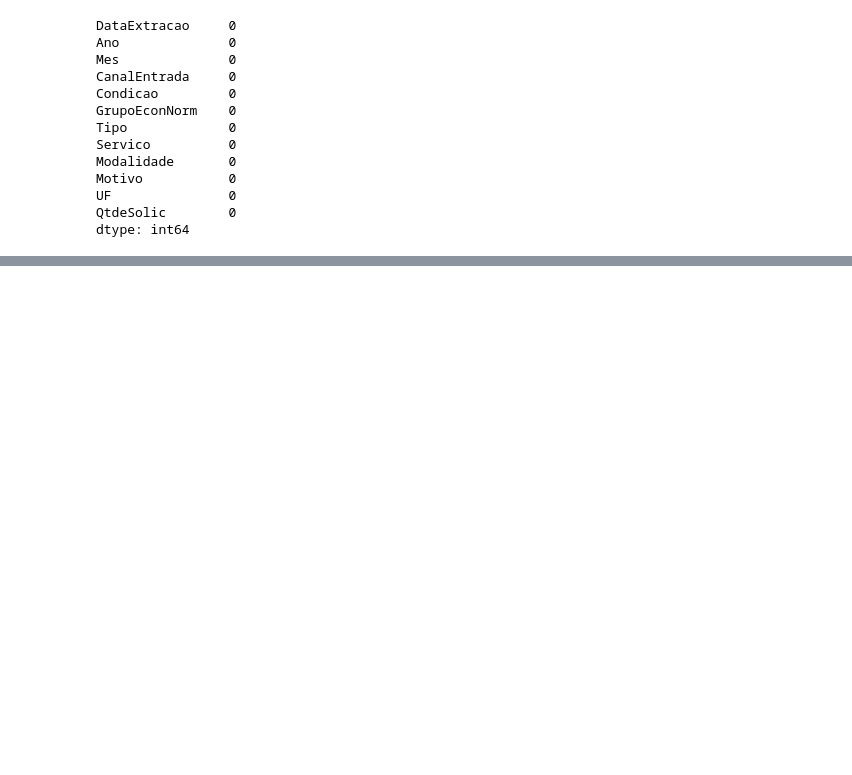
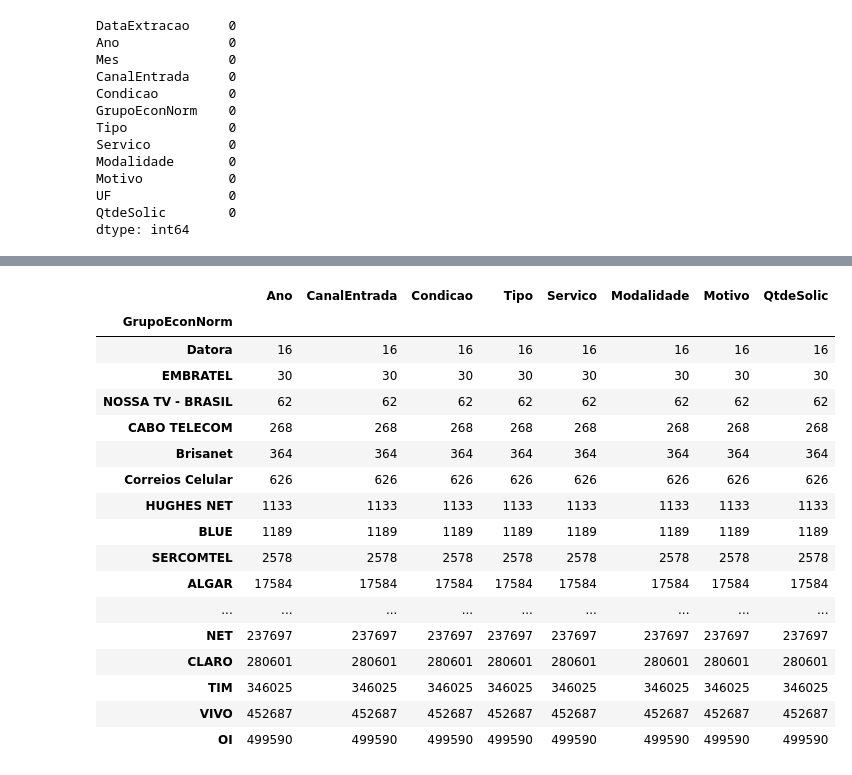
Before and after one commit to Rafaelcvo/dataset_anatel_pos, a Jupyter notebook: anatel.ipynb, the cells around one changed output, grey strips where cells are left out. Saved outputs shown, nothing was run; the diff lists cells and outputs as text; code cells hidden in the pictures; blank space fills up the shorter version.

```diff
--- a/anatel.ipynb
+++ b/anatel.ipynb
@@ -153,0 +244,24 @@ dtype: int64
+# %%
+#Agrupando e contando grupo economico
+
+agrupa_grupo_econ_norm=df_anatel.groupby('GrupoEconNorm').count().sort_values(['Ano'])
+agrupa_grupo_econ_norm
+# %% [output]
+|  | Ano | CanalEntrada | Condicao | Tipo | Servico | Modalidade | Motivo | QtdeSolic |
+| GrupoEconNorm |  |  |  |  |  |  |  |  |
+| Datora | 16 | 16 | 16 | 16 | 16 | 16 | 16 | 16 |
+| EMBRATEL | 30 | 30 | 30 | 30 | 30 | 30 | 30 | 30 |
+| NOSSA TV - BRASIL | 62 | 62 | 62 | 62 | 62 | 62 | 62 | 62 |
+| CABO TELECOM | 268 | 268 | 268 | 268 | 268 | 268 | 268 | 268 |
+| Brisanet | 364 | 364 | 364 | 364 | 364 | 364 | 364 | 364 |
+| Correios Celular | 626 | 626 | 626 | 626 | 626 | 626 | 626 | 626 |
+| HUGHES NET | 1133 | 1133 | 1133 | 1133 | 1133 | 1133 | 1133 | 1133 |
+| BLUE | 1189 | 1189 | 1189 | 1189 | 1189 | 1189 | 1189 | 1189 |
+| SERCOMTEL | 2578 | 2578 | 2578 | 2578 | 2578 | 2578 | 2578 | 2578 |
+| ALGAR | 17584 | 17584 | 17584 | 17584 | 17584 | 17584 | 17584 | 17584 |
+| ... | ... | ... | ... | ... | ... | ... | ... | ... |
+| NET | 237697 | 237697 | 237697 | 237697 | 237697 | 237697 | 237697 | 237697 |
+| CLARO | 280601 | 280601 | 280601 | 280601 | 280601 | 280601 | 280601 | 280601 |
+| TIM | 346025 | 346025 | 346025 | 346025 | 346025 | 346025 | 346025 | 346025 |
+| VIVO | 452687 | 452687 | 452687 | 452687 | 452687 | 452687 | 452687 | 452687 |
+| OI | 499590 | 499590 | 499590 | 499590 | 499590 | 499590 | 499590 | 499590 |
```
Also changed, not shown: parts of 19 cells of this notebook.
